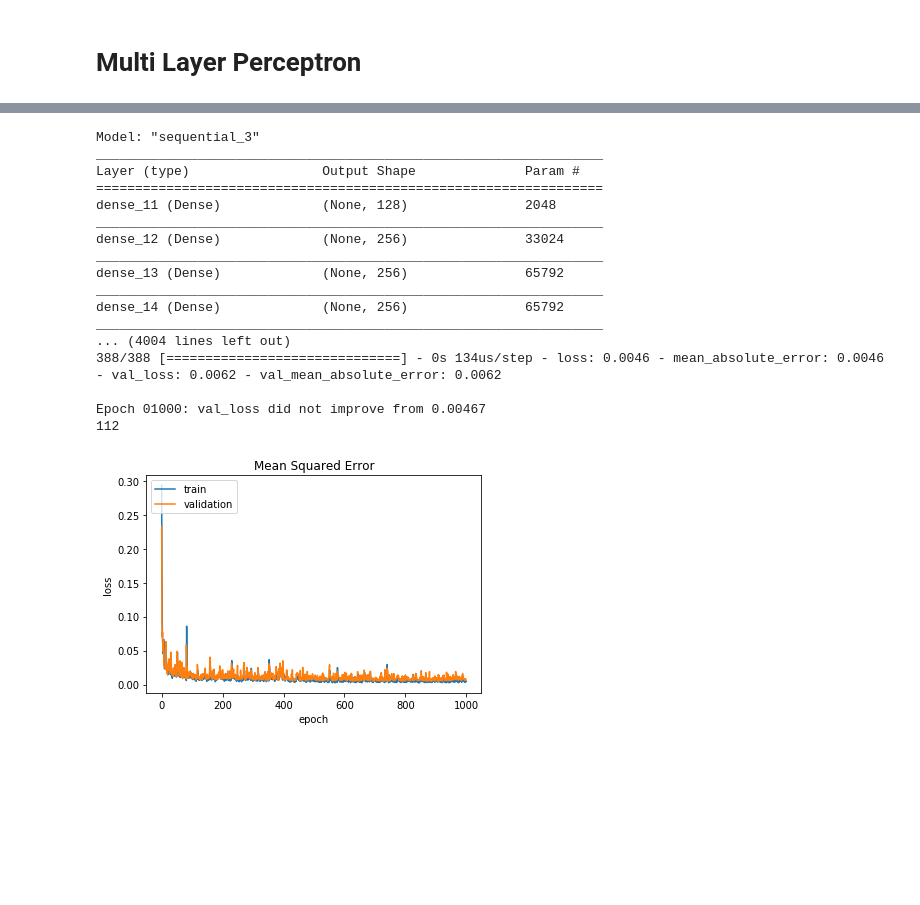
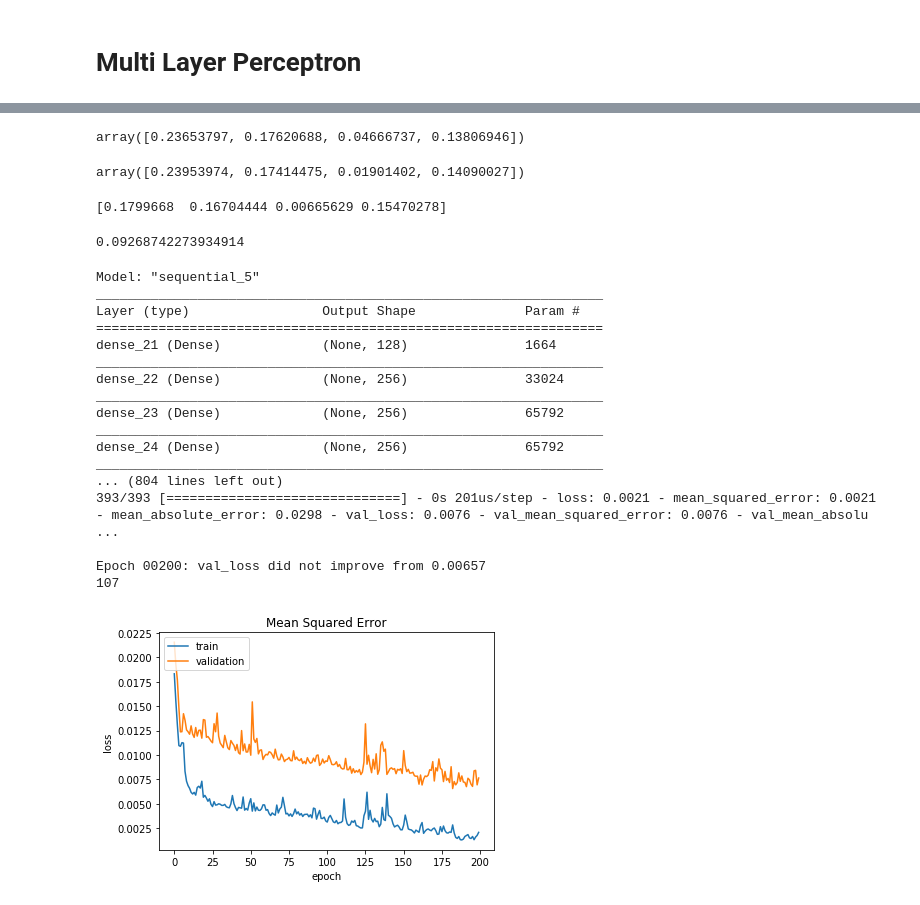
Before and after one commit to tanveerkn/Reputation-Score-Model, a Jupyter notebook: twiteer_reputation.ipynb, the cells around one changed output, grey strips where cells are left out. Drawn from its saved outputs; the diff is of its cells as text; code cells hidden in the pictures; blank space fills up the shorter version.

```diff
--- a/twiteer_reputation.ipynb
+++ b/twiteer_reputation.ipynb
@@ -2,15 +2,20 @@
 <a href="https://colab.research.google.com/github/tanveerkn/Reputation-Score-Model/blob/master/twiteer_reputation.ipynb" target="_parent"><img src="https://colab.research.google.com/assets/colab-badge.svg" alt="Open In Colab"/></a>
 # %%
 import pandas as pd
+pd.set_option('display.max_columns', None)
 from sklearn.model_selection import train_test_split
 from sklearn.linear_model import LinearRegression
 import seaborn as sb
 import matplotlib.pyplot as plt
+plt.rcParams['axes.grid'] = False
 from sklearn import metrics
 from sklearn import linear_model
 from sklearn.neural_network import MLPRegressor
 from sklearn.svm import SVR
+import sys
 import numpy as np
+np.set_printoptions(threshold=sys.maxsize)
+np.set_printoptions(suppress=True)
 from keras.callbacks import ModelCheckpoint
 from keras.models import Sequential
 from keras.layers import Dense, Activation, Flatten
@@ -23,7 +28,7 @@ Using TensorFlow backend.
 # %%
 file=('dataframealluser1.csv')
 features = pd.read_csv(file)
-corr = features.corr()
-print("Correlation of features with the reputation score \n")
-print (corr['Reputation_score'])
-features=features.iloc[ : ,3:]
+# corr = features.corr()
+# print("Correlation of features with the reputation score \n")
+# print (corr['Reputation_score'])
+features=features.iloc[ : ,2:]
@@ -81,22 +68,25 @@ def make_train_test_set(df, train_test_split_prct, clipping_quantile):
     # test_qu=train_df.quantile(clipping_quantile)
 
 
-    fet_list = [x for x in list(df) if x not in ['id_str', 'screen_name',"symbols_ratio"]]
+    fet_list = [x for x in list(df) if x not in ["symbols_ratio"]]
 
     for col in fet_list:
 
         if col:
-            train_df[col] = train_df[col] / thres[col]
+#           train_df[col] = train_df[col]
+#           test_df[col] = test_df[col]
+          train_df[col] = train_df[col] / thres[col]
+#           print(train_df)
+          test_df[col] = test_df[col] / thres[col]
+#           print(test_df)
+    train_df.iloc[:,:].clip(0,1)
 
-            test_df[col] = test_df[col] / thres[col]
+    test_df.iloc[:,:].clip(0,1)
 
-    train_df.iloc[:,2:-1].clip(0,1)
 
-    test_df.iloc[:,2:-1].clip(0,1)
+    # , 'statuses_count', 'followers_count', 'listed_count', 'friends_count', 'has_url', 'mention_by_others', 'retweet_ratio', 'liked_ratio', 'orig_content_ratio', 'hashtag_ratio', 'urls_ratio', 'symbols_ratio', 'mentions_ratio']]
 
-    # , 'statuses_count', 'followers_count', 'listed_count', 'friends_count', 'has_url', 'mention_by_others', 'retweet_ratio', 'liked_ratio', 'orig_content_ratio', 'hashtag_ratio', 'urls_ratio', 'symbols_ratio', 'mentions_ratio', 'Social_reputation', 'retweet_hindex', 'like_hindex', 'Content_Score', 'Context_score']]
-
-    cols = [col for col in list(df) if col not in ['id_str', 'screen_name','Social_reputation', 'retweet_hindex', 'Content_Score', 'Context_score']]
+    cols = [col for col in list(df) if col not in ['Social_reputation','retweet_hindex', 'like_hindex', 'Content_Score', 'Context_score', 'Reputation_score','friends_count']]
 
     y_train = train_df['Reputation_score'].values
     # print(y_train)
@@ -108,7 +98,3 @@ def make_train_test_set(df, train_test_split_prct, clipping_quantile):
     X_test = test_df[cols].values
 
     return X_train, X_test, y_train, y_test, thres.transpose(), fet_list
-
-
-
-X_train, X_test, y_train, y_test, thres, fet_list = make_train_test_set(features, 0.8 , 0.9)
@@ -120,0 +101,2 @@ X_train, X_test, y_train, y_test, thres, fet_list = make_train_test_set(features
+# %%
+X_train, X_test, y_train, y_test, thres, fet_list = make_train_test_set(features, 0.8,1)
@@ -245,4 +215,21 @@ Weights-004--0.06436.hdf5  Weights-032--0.01492.hdf5
+# %%
+svr_dict['Poly'].predict(X_test[31:35])
+# %% [output]
+array([0.23653797, 0.17620688, 0.04666737, 0.13806946])
+# %%
+svr_dict['RBF'].predict(X_test[31:35])
+# %% [output]
+array([0.23953974, 0.17414475, 0.01901402, 0.14090027])
+# %%
+print(y_test[31:35])
+# %% [output]
+[0.1799668  0.16704444 0.00665629 0.15470278]
+# %%
+print(metrics.mean_squared_error(y_test, y_pred_svr))
+# %% [output]
+0.09268742273934914
 # %%
+
 # ######################Deep Neural network for regressor################
 # # Define a sequential model
 # # Add some dense layers
@@ -266,7 +253,7 @@ NN_model.add(Dense(256, kernel_initializer='normal',activation='relu'))
 NN_model.add(Dense(1, kernel_initializer='normal',activation='linear'))
 
 # Compile the network :
-NN_model.compile(loss='mean_absolute_error', optimizer='adam', metrics=['mean_absolute_error'])
+NN_model.compile(loss='mean_squared_error', optimizer='adam', metrics=['mean_squared_error', 'mean_absolute_error' ])
 NN_model.summary()
 
 
@@ -275,43 +262,43 @@ checkpoint_name = 'Weights-{epoch:03d}--{val_loss:.5f}.hdf5'
 checkpoint = ModelCheckpoint(checkpoint_name, monitor='val_loss', verbose = 1, save_best_only = True, mode ='auto')
 callbacks_list = [checkpoint]
 
-history=NN_model.fit(X_train, y_train, epochs=1000, batch_size=32, validation_data=(X_test,y_test), callbacks=callbacks_list)
+history=NN_model.fit(X_train, y_train, epochs=200, batch_size=32, validation_data=(X_test,y_test), callbacks=callbacks_list)
 print(len(NN_model.predict(X_test)))
 # print(NN_model.history.keys())
 # "Loss"
 plt.plot(history.history['loss'])
 plt.plot(history.history['val_loss'])
 plt.title('Mean Squared Error')
 plt.ylabel('loss')
 plt.xlabel('epoch')
 plt.legend(['train', 'validation'], loc='upper left')
 plt.savefig('MSEDNN.png', dpi=300, bbox_inches='tight')
 plt.show()
 # plt.savefig('mse.png')
 
 
 # ##########MLP regressor#########################
 
 
 
 
 ############################################################################################
 # %% [output]
-Model: "sequential_3"
+Model: "sequential_5"
 _________________________________________________________________
 Layer (type)                 Output Shape              Param #
 =================================================================
-dense_11 (Dense)             (None, 128)               2048
+dense_21 (Dense)             (None, 128)               1664
 _________________________________________________________________
-dense_12 (Dense)             (None, 256)               33024
+dense_22 (Dense)             (None, 256)               33024
 _________________________________________________________________
-dense_13 (Dense)             (None, 256)               65792
+dense_23 (Dense)             (None, 256)               65792
 _________________________________________________________________
-dense_14 (Dense)             (None, 256)               65792
+dense_24 (Dense)             (None, 256)               65792
 _________________________________________________________________
-... (4004 lines left out)
-388/388 [==============================] - 0s 134us/step - loss: 0.0046 - mean_absolute_error: 0.0046 - val_loss: 0.0062 - val_mean_absolute_error: 0.0062
+... (804 lines left out)
+393/393 [==============================] - 0s 201us/step - loss: 0.0021 - mean_squared_error: 0.0021 - mean_absolute_error: 0.0298 - val_loss: 0.0076 - val_mean_squared_error: 0.0076 - val_mean_absolu ...
 
-Epoch 01000: val_loss did not improve from 0.00467
-112
+Epoch 00200: val_loss did not improve from 0.00657
+107
-[figure, old version]
+[figure, new version]
```
Also changed, not shown: parts of 16 cells of this notebook.
